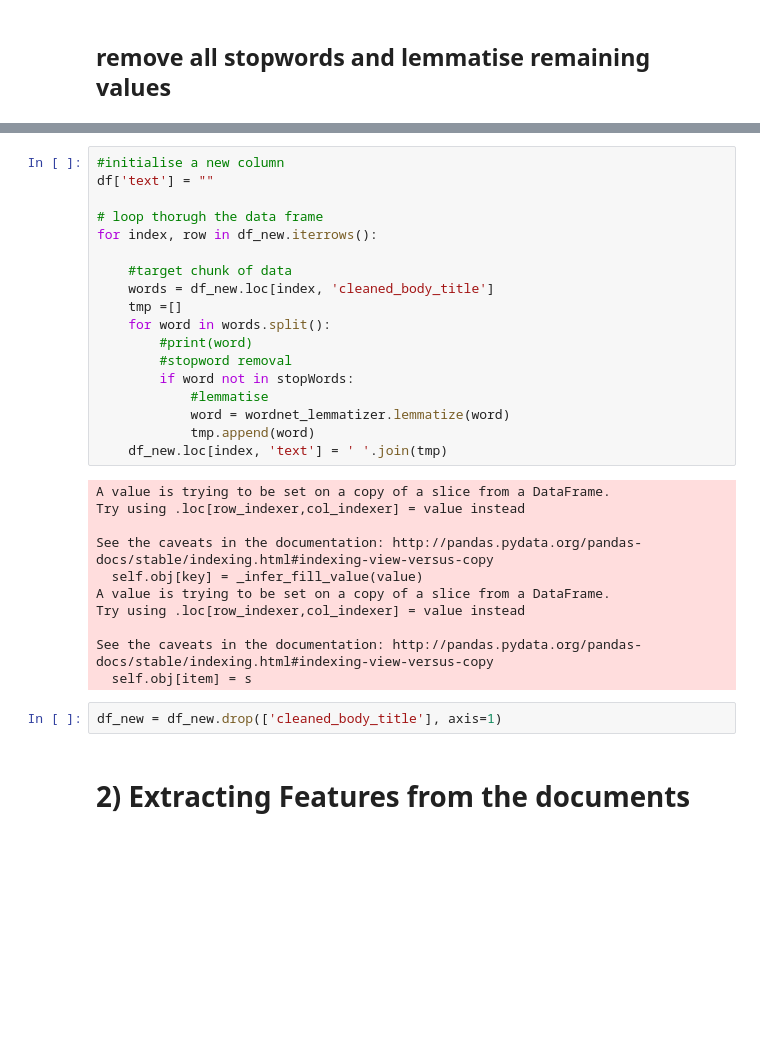
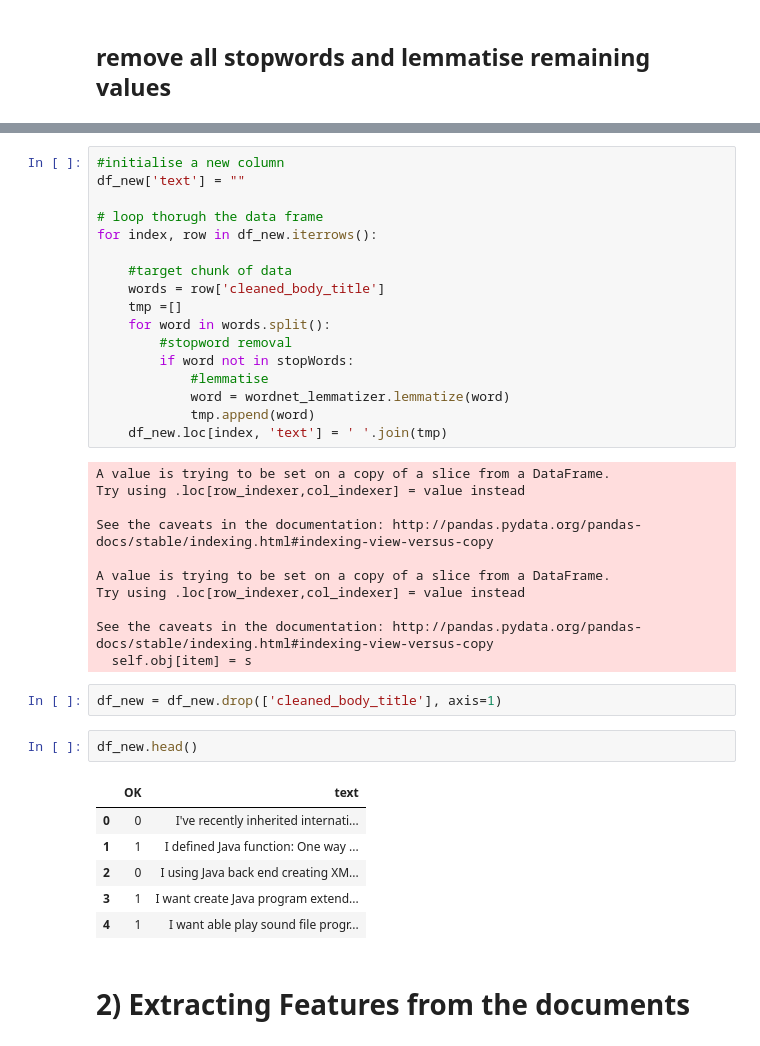
Before and after one commit to c14410312/StackoverflowPostClassification, a Jupyter notebook: PostClassificationExperimentSciKit.ipynb, the cells around one changed output, grey strips where cells are left out. Cells and saved outputs as stored; diff of their text form; blank space fills up the shorter version.

```diff
--- a/PostClassificationExperimentSciKit.ipynb
+++ b/PostClassificationExperimentSciKit.ipynb
@@ -143,15 +147,14 @@ wordnet_lemmatizer = WordNetLemmatizer()
 # %%
 #initialise a new column
-df['text'] = ""
+df_new['text'] = ""
 
 # loop thorugh the data frame
 for index, row in df_new.iterrows():
 
     #target chunk of data
-    words = df_new.loc[index, 'cleaned_body_title']
+    words = row['cleaned_body_title']
     tmp =[]
     for word in words.split():
-        #print(word)
         #stopword removal
         if word not in stopWords:
             #lemmatise
@@ -163,7 +166,7 @@ A value is trying to be set on a copy of a slice from a DataFrame.
 Try using .loc[row_indexer,col_indexer] = value instead
 
 See the caveats in the documentation: http://pandas.pydata.org/pandas-docs/stable/indexing.html#indexing-view-versus-copy
-  self.obj[key] = _infer_fill_value(value)
+
 A value is trying to be set on a copy of a slice from a DataFrame.
 Try using .loc[row_indexer,col_indexer] = value instead
 
@@ -171,6 +174,15 @@ See the caveats in the documentation: http://pandas.pydata.org/pandas-docs/stabl
   self.obj[item] = s
 # %%
 df_new = df_new.drop(['cleaned_body_title'], axis=1)
+# %%
+df_new.head()
+# %% [output]
+|  | OK | text |
+| 0 | 0 | I've recently inherited internati... |
+| 1 | 1 | I defined Java function: One way ... |
+| 2 | 0 | I using Java back end creating XM... |
+| 3 | 1 | I want create Java program extend... |
+| 4 | 1 | I want able play sound file progr... |
 # %% [markdown]
 # 2) Extracting Features from the documents
 # %%
```
Also changed, not shown: parts of 22 cells of this notebook, 2 other files.
